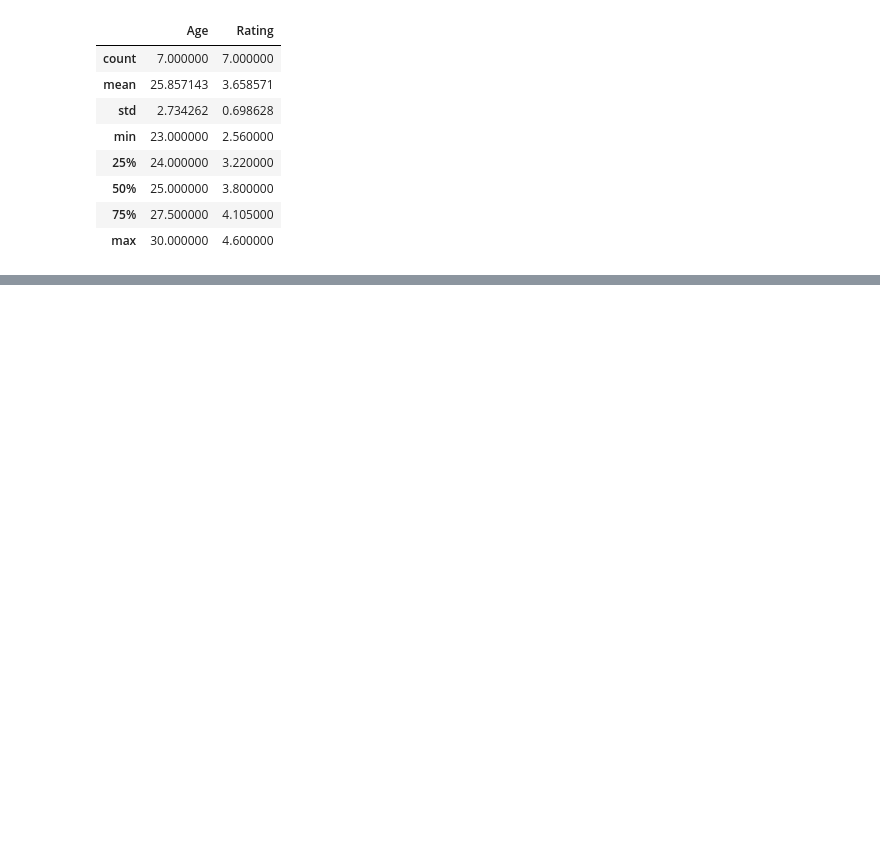
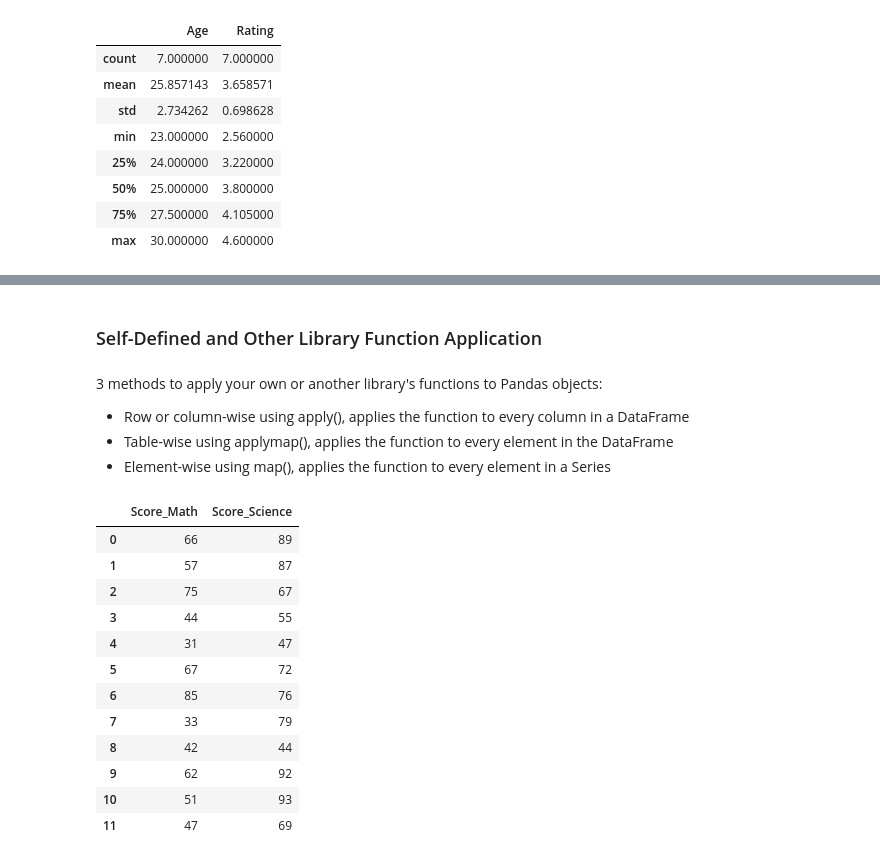
Before and after one commit to mga321/tutorialspoint_notebooks, a Jupyter notebook: pandas.ipynb, the cells around one changed output, grey strips where cells are left out. Saved outputs shown, nothing was run; the diff lists cells and outputs as text; code cells hidden in the pictures; blank space fills up the shorter version.

Commit message:
Self-defined and other library function application

```diff
--- a/pandas.ipynb
+++ b/pandas.ipynb
@@ -639,3 +639,34 @@ df.describe(include='all')
 | 50% | NaN | 25.000000 | 3.800000 |
 | 75% | NaN | 27.500000 | 4.105000 |
 | max | NaN | 30.000000 | 4.600000 |
+# %% [markdown]
+### Self-Defined and Other Library Function Application
+# %% [markdown]
+3 methods to apply your own or another library's functions to Pandas objects:
+- Row or column-wise using apply(), applies the function to every column in a DataFrame
+- Table-wise using applymap(), applies the function to every element in the DataFrame
+- Element-wise using map(), applies the function to every element in a Series
+# %%
+# Define the function to use for this section
+def adder(adder1, adder2):
+    """The function takes in two values as inputs and returns the sum of those two values."""
+    return adder1 + adder2
+
+# Create a DataFrame for this section
+df = pd.DataFrame({'Score_Math':pd.Series([66,57,75,44,31,67,85,33,42,62,51,47]),
+                   'Score_Science':pd.Series([89,87,67,55,47,72,76,79,44,92,93,69])})
+df
+# %% [output]
+|  | Score_Math | Score_Science |
+| 0 | 66 | 89 |
+| 1 | 57 | 87 |
+| 2 | 75 | 67 |
+| 3 | 44 | 55 |
+| 4 | 31 | 47 |
+| 5 | 67 | 72 |
+| 6 | 85 | 76 |
+| 7 | 33 | 79 |
+| 8 | 42 | 44 |
+| 9 | 62 | 92 |
+| 10 | 51 | 93 |
+| 11 | 47 | 69 |
```
Also changed, not shown: parts of 10 cells of this notebook.
